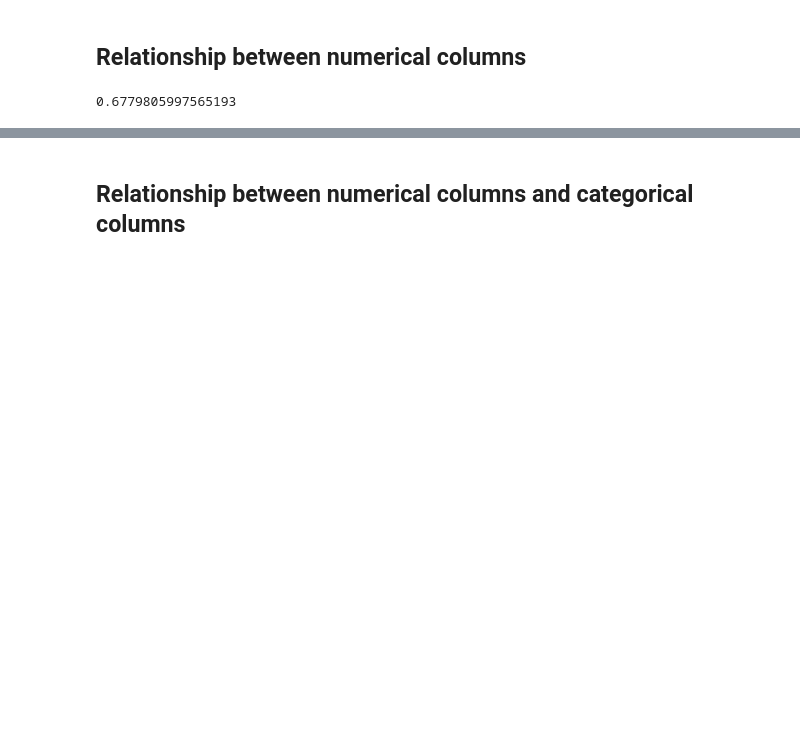
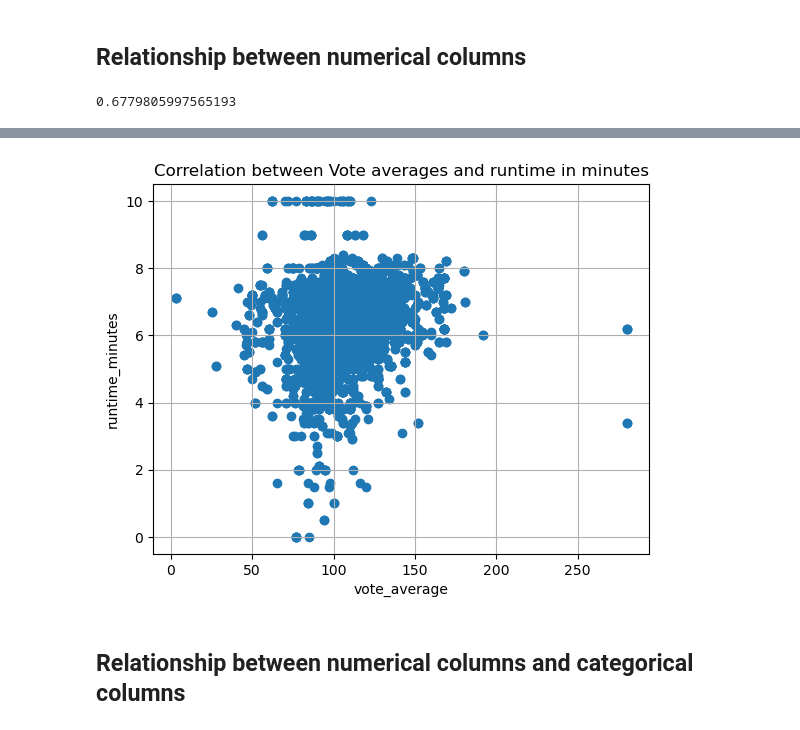
Before and after one commit to Muthoni-Kahura/dsc-phase-1-project, a Jupyter notebook: Phase_1_Project.ipynb, the cells around one changed output, grey strips where cells are left out. Cells and saved outputs as stored; diff of their text form; code cells hidden in the pictures; blank space fills up the shorter version.

```diff
--- a/Phase_1_Project.ipynb
+++ b/Phase_1_Project.ipynb
@@ -1094,3 +1075,13 @@ correlation_6
+# %%
+# Create a scatter plot
+plt.scatter(Merged_df_2["runtime_minutes"], Merged_df_2["vote_average"])
+plt.xlabel('vote_average')
+plt.ylabel('runtime_minutes')
+plt.title('Correlation between Vote averages and runtime in minutes')
+plt.grid(True)
+plt.show()
+# %% [output]
+[figure, added]
 # %% [markdown]
 ## Relationship between numerical columns and categorical columns
 # %% [markdown]
```
Also changed, not shown: parts of 19 cells of this notebook.
